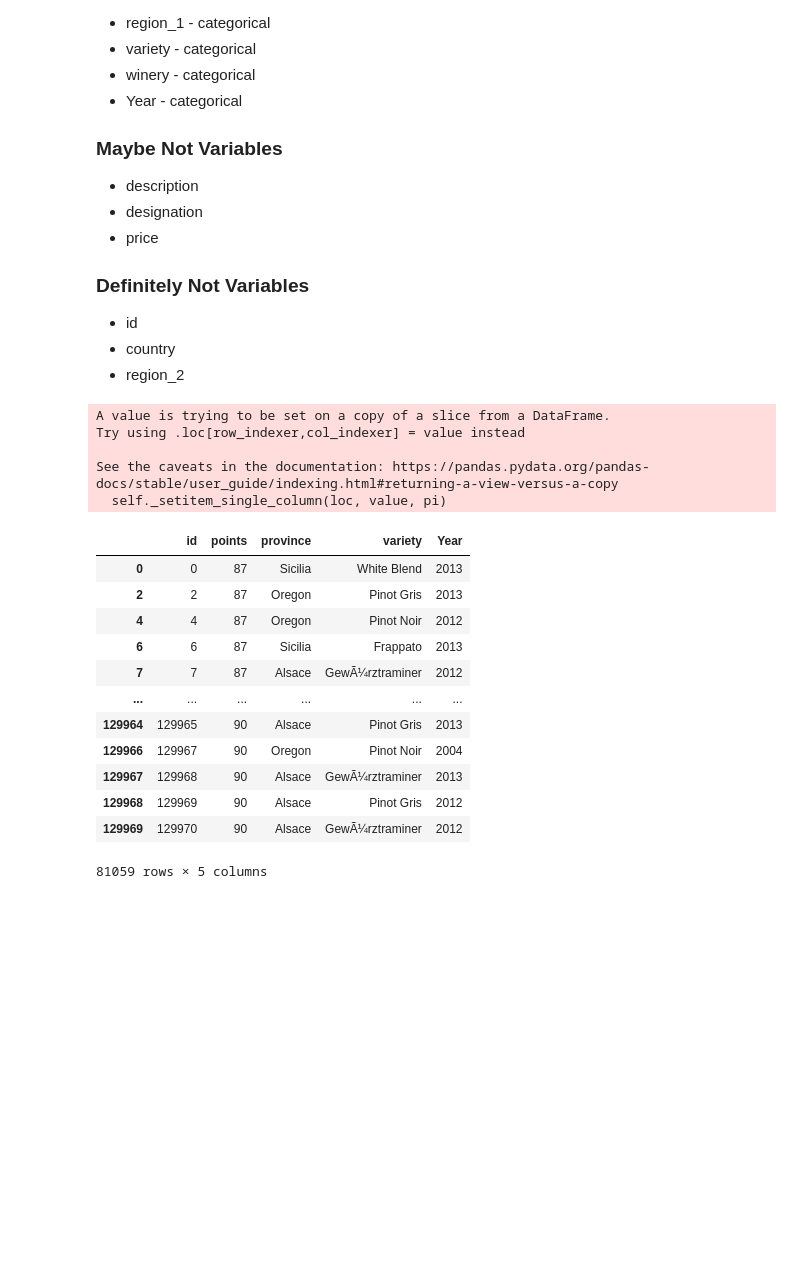
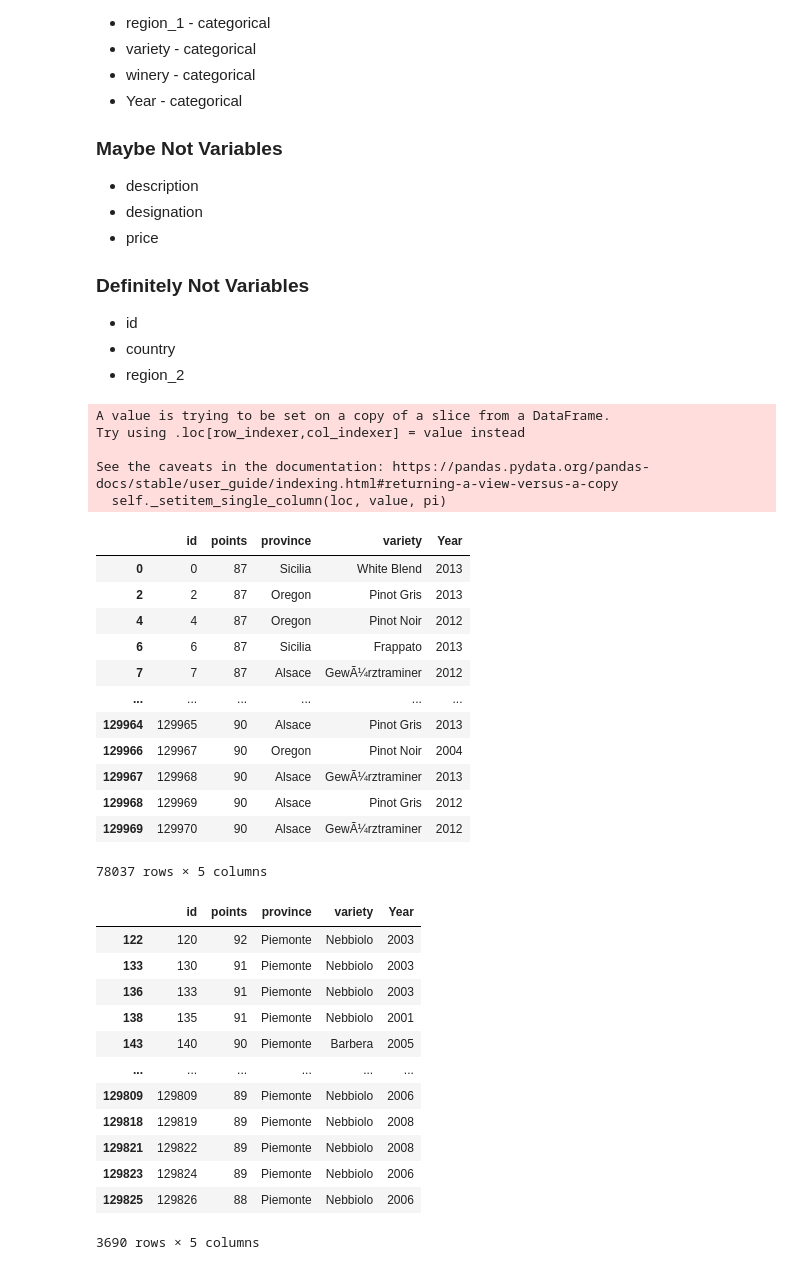
Before and after one commit to mshideler/Group2, a Jupyter notebook: Deliverable 2/Data_Analysis_Prelim-Kyle.ipynb, the cells around one changed output. Cells and saved outputs as stored; diff of their text form; code cells hidden in the pictures; blank space fills up the shorter version.

```diff
--- a/Deliverable 2/Data_Analysis_Prelim-Kyle.ipynb
+++ b/Deliverable 2/Data_Analysis_Prelim-Kyle.ipynb
@@ -144,6 +144,8 @@ Index(['id', 'points', 'province', 'variety', 'Year'], dtype='object')
 - region_2
 # %%
 #replace wine region values with matching regions from weather data
+#Piedmont needs to be Piemonte
+wine_df_regions.loc[wine_df_regions['province']=='Piedmont','province']="Piemonte"
 wine_df_regions.loc[wine_df_regions['province']=='Sicily & Sardinia','province']="Sicilia"
 wine_df_regions.loc[wine_df_regions['province']=='Bordeaux','province']="Aquitaine"
 wine_df_regions.loc[wine_df_regions['province']=='Northern Spain','province']="Cantabria"
@@ -167,7 +169,23 @@ See the caveats in the documentation: https://pandas.pydata.org/pandas-docs/stab
 | 129967 | 129968 | 90 | Alsace | GewÃ¼rztraminer | 2013 |
 | 129968 | 129969 | 90 | Alsace | Pinot Gris | 2012 |
 | 129969 | 129970 | 90 | Alsace | GewÃ¼rztraminer | 2012 |
-81059 rows × 5 columns
+78037 rows × 5 columns
+# %%
+wine_df_regions[wine_df_regions['province']=='Piemonte']
+# %% [output]
+|  | id | points | province | variety | Year |
+| 122 | 120 | 92 | Piemonte | Nebbiolo | 2003 |
+| 133 | 130 | 91 | Piemonte | Nebbiolo | 2003 |
+| 136 | 133 | 91 | Piemonte | Nebbiolo | 2003 |
+| 138 | 135 | 91 | Piemonte | Nebbiolo | 2001 |
+| 143 | 140 | 90 | Piemonte | Barbera | 2005 |
+| ... | ... | ... | ... | ... | ... |
+| 129809 | 129809 | 89 | Piemonte | Nebbiolo | 2006 |
+| 129818 | 129819 | 89 | Piemonte | Nebbiolo | 2008 |
+| 129821 | 129822 | 89 | Piemonte | Nebbiolo | 2008 |
+| 129823 | 129824 | 89 | Piemonte | Nebbiolo | 2006 |
+| 129825 | 129826 | 88 | Piemonte | Nebbiolo | 2006 |
+3690 rows × 5 columns
 # %%
 variety_vcs=wine_df_regions['variety'].value_counts()
 variety_vcs
```
Also changed, not shown: parts of 5 cells of this notebook.
